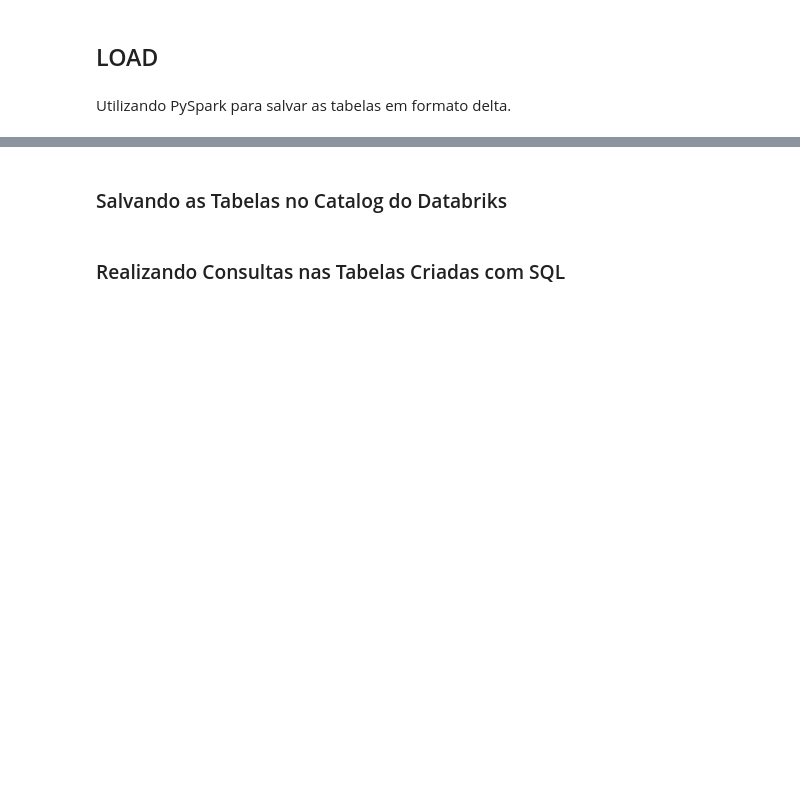
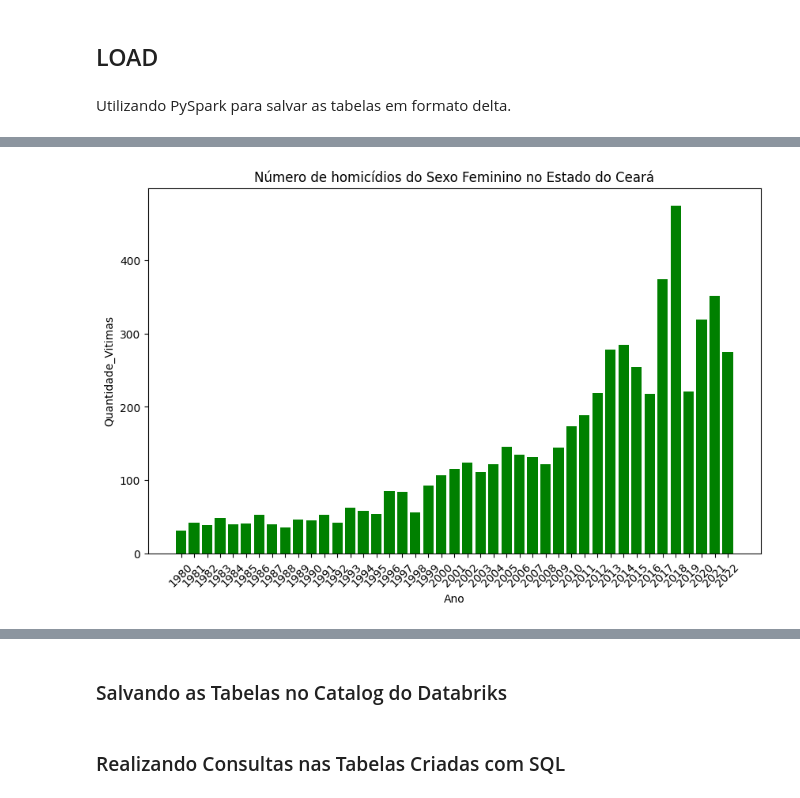
Before and after one commit to JhonCostaDev/Projeto-Extra-o-dados---Ada-Coders-2024, a Jupyter notebook: feminicidio/projeto_extracao_dados.ipynb, the cells around one changed output, grey strips where cells are left out. Saved outputs shown, nothing was run; the diff lists cells and outputs as text; code cells hidden in the pictures; blank space fills up the shorter version.

```diff
--- a/feminicidio/projeto_extracao_dados.ipynb
+++ b/feminicidio/projeto_extracao_dados.ipynb
@@ -388,0 +403,16 @@ feminicidios_municipios = ps.DataFrame(df_municipios)
+# %%
+fig, ax = plt.subplots(figsize=(10, 6))
+ax.bar(ceara['ano'], ceara['vitimas(quantidade)'], color='green')
+
+# Rotulos
+plt.xlabel('Ano')
+plt.ylabel('Quantidade_Vitimas')
+plt.title('Número de homicídios do Sexo Feminino no Estado do Ceará')
+
+#Ajustando o range das barras.
+ax.set_xticks(range(1980, 2023))
+ax.set_xticklabels(range(1980, 2023), rotation=45)
+
+plt.show()
+# %% [output]
+[figure, added]
```
Also changed, not shown: parts of 84 cells of this notebook, 1 other file.
